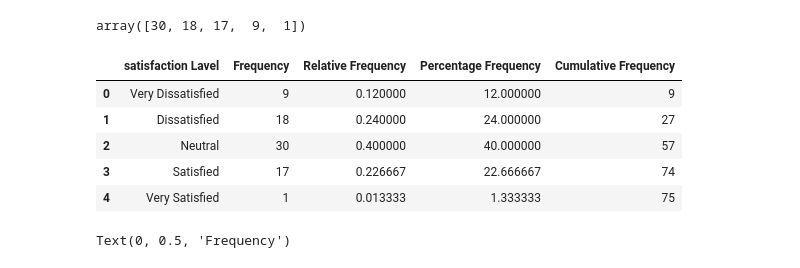
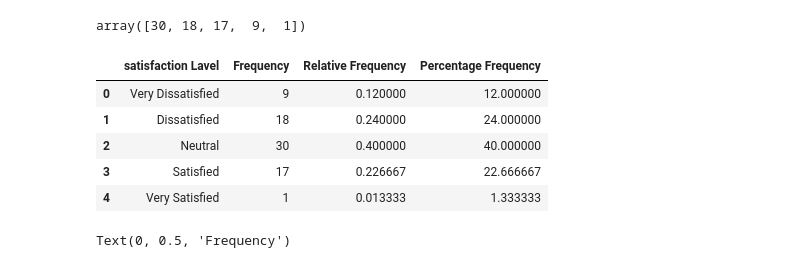
Before and after one commit to abidsiddique/Stat, a Jupyter notebook: Stat.ipynb, the cells around one changed output. Saved outputs shown, nothing was run; the diff lists cells and outputs as text; code cells hidden in the pictures.

```diff
--- a/Stat.ipynb
+++ b/Stat.ipynb
@@ -55,16 +55,15 @@ Frequency_values= 9,18,30,17,1
 # %%
 Frequency_Satisfaction = pd.DataFrame ({'satisfaction Lavel':Frequency_level, 'Frequency':Frequency_values})
 Frequency_Satisfaction['Relative Frequency'] = Frequency_Satisfaction ['Frequency'] / Frequency_Satisfaction['Frequency'].sum()
 Frequency_Satisfaction ['Percentage Frequency'] = Frequency_Satisfaction ['Frequency']/Frequency_Satisfaction['Frequency'].sum() *100
-Frequency_Satisfaction['Cumulative Frequency'] = Frequency_Satisfaction['Frequency'].cumsum()
 Frequency_Satisfaction
 # %% [output]
-|  | satisfaction Lavel | Frequency | Relative Frequency | Percentage Frequency | Cumulative Frequency |
-| 0 | Very Dissatisfied | 9 | 0.120000 | 12.000000 | 9 |
-| 1 | Dissatisfied | 18 | 0.240000 | 24.000000 | 27 |
-| 2 | Neutral | 30 | 0.400000 | 40.000000 | 57 |
-| 3 | Satisfied | 17 | 0.226667 | 22.666667 | 74 |
-| 4 | Very Satisfied | 1 | 0.013333 | 1.333333 | 75 |
+|  | satisfaction Lavel | Frequency | Relative Frequency | Percentage Frequency |
+| 0 | Very Dissatisfied | 9 | 0.120000 | 12.000000 |
+| 1 | Dissatisfied | 18 | 0.240000 | 24.000000 |
+| 2 | Neutral | 30 | 0.400000 | 40.000000 |
+| 3 | Satisfied | 17 | 0.226667 | 22.666667 |
+| 4 | Very Satisfied | 1 | 0.013333 | 1.333333 |
 # %%
 plt.figure(figsize=(8,5))
 plt.bar(Frequency_level,Frequency_values, width=0.5,color="#E26042",edgecolor="k")
```
Also changed, not shown: parts of 4 cells of this notebook.
